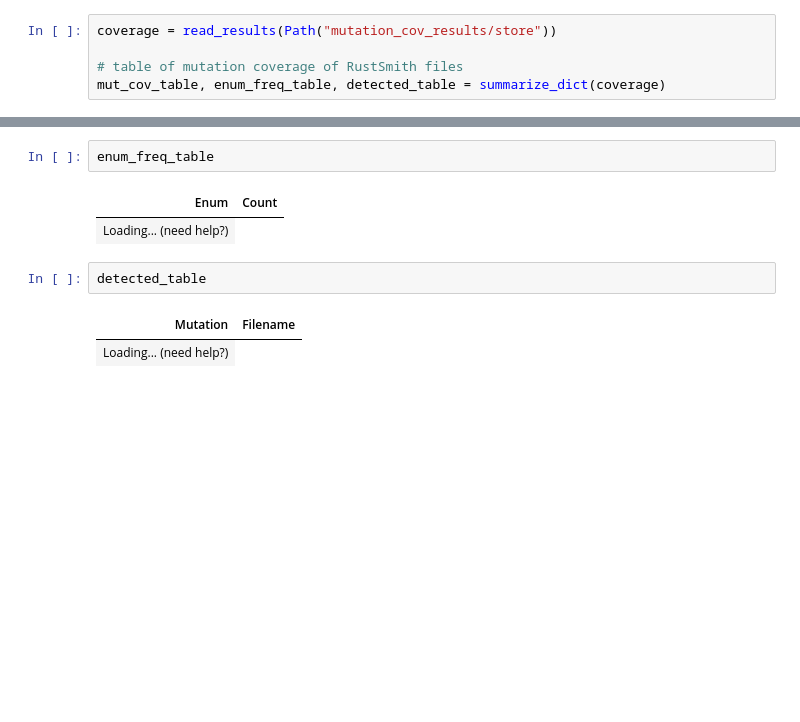
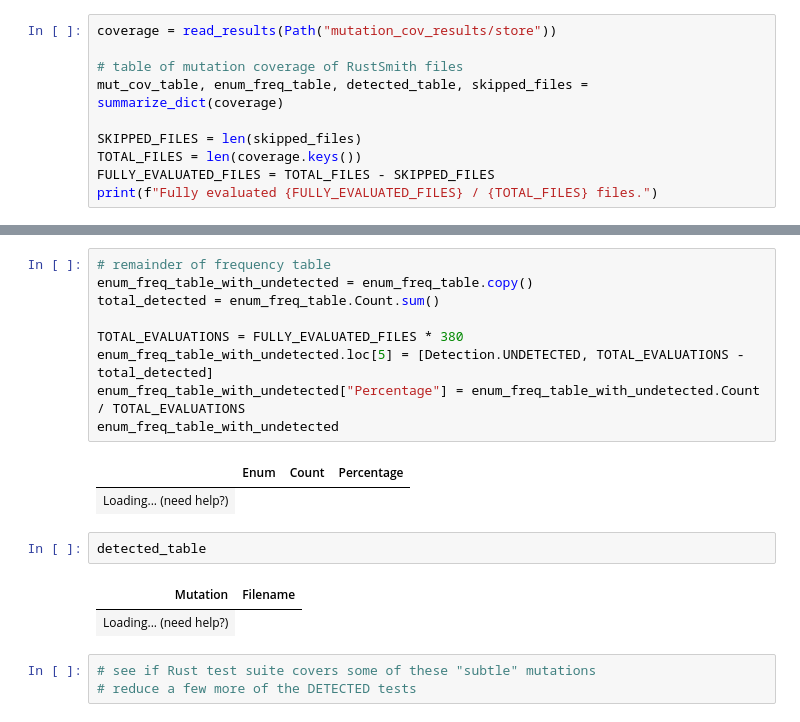
Before and after one commit to pingshiyu/rustsmith-validator-reduce, a Jupyter notebook: mutation_test/read_results.ipynb, the cells around one changed output, grey strips where cells are left out. Cells and saved outputs as stored; diff of their text form; blank space fills up the shorter version.

Commit message:
new test cases, added more results from mutation coverage experiments

```diff
--- a/mutation_test/read_results.ipynb
+++ b/mutation_test/read_results.ipynb
@@ -15,6 +16,11 @@ init_notebook_mode(all_interactive=True)
 coverage = read_results(Path("mutation_cov_results/store"))
 
 # table of mutation coverage of RustSmith files
-mut_cov_table, enum_freq_table, detected_table = summarize_dict(coverage)
+mut_cov_table, enum_freq_table, detected_table, skipped_files = summarize_dict(coverage)
+
+SKIPPED_FILES = len(skipped_files)
+TOTAL_FILES = len(coverage.keys())
+FULLY_EVALUATED_FILES = TOTAL_FILES - SKIPPED_FILES
+print(f"Fully evaluated {FULLY_EVALUATED_FILES} / {TOTAL_FILES} files.")
 # %% [output]
 Errors: 1
@@ -26,10 +40,20 @@ mut_cov_table
 # %%
-enum_freq_table
+# remainder of frequency table
+enum_freq_table_with_undetected = enum_freq_table.copy()
+total_detected = enum_freq_table.Count.sum()
+
+TOTAL_EVALUATIONS = FULLY_EVALUATED_FILES * 380
+enum_freq_table_with_undetected.loc[5] = [Detection.UNDETECTED, TOTAL_EVALUATIONS - total_detected]
+enum_freq_table_with_undetected["Percentage"] = enum_freq_table_with_undetected.Count / TOTAL_EVALUATIONS
+enum_freq_table_with_undetected
 # %% [output]
-| Enum | Count |
+|  | Enum | Count | Percentage |
 | Loading... (need help?) |
 # %%
 detected_table
 # %% [output]
 | Mutation | Filename |
 | Loading... (need help?) |
+# %%
+# see if Rust test suite covers some of these "subtle" mutations
+# reduce a few more of the DETECTED tests
```
Also changed, not shown: parts of 4 cells of this notebook, 15 other files.
